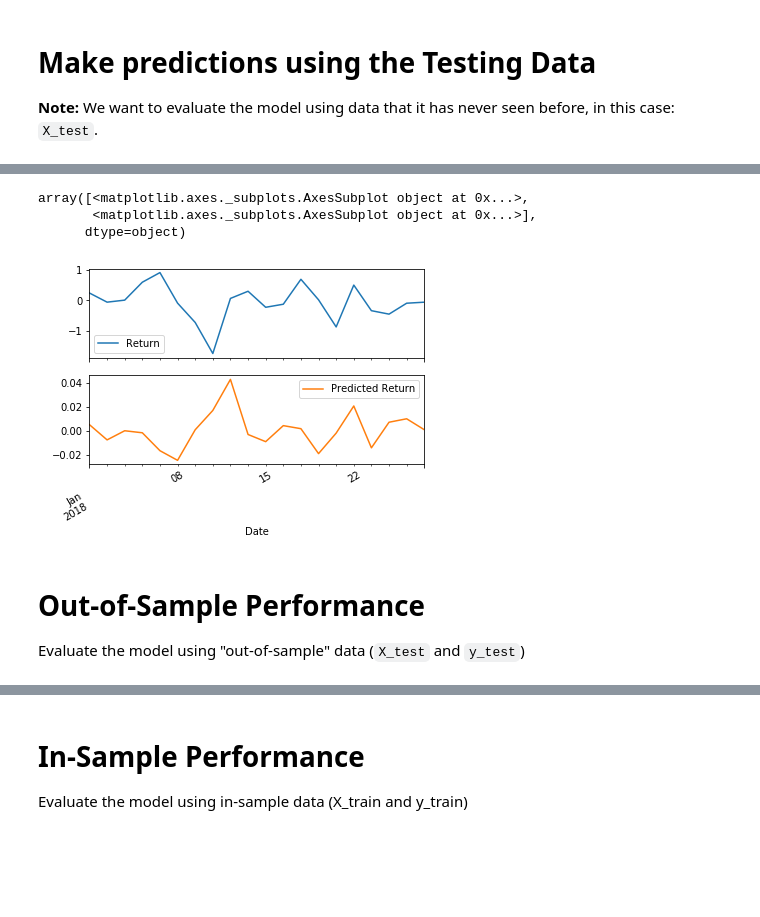
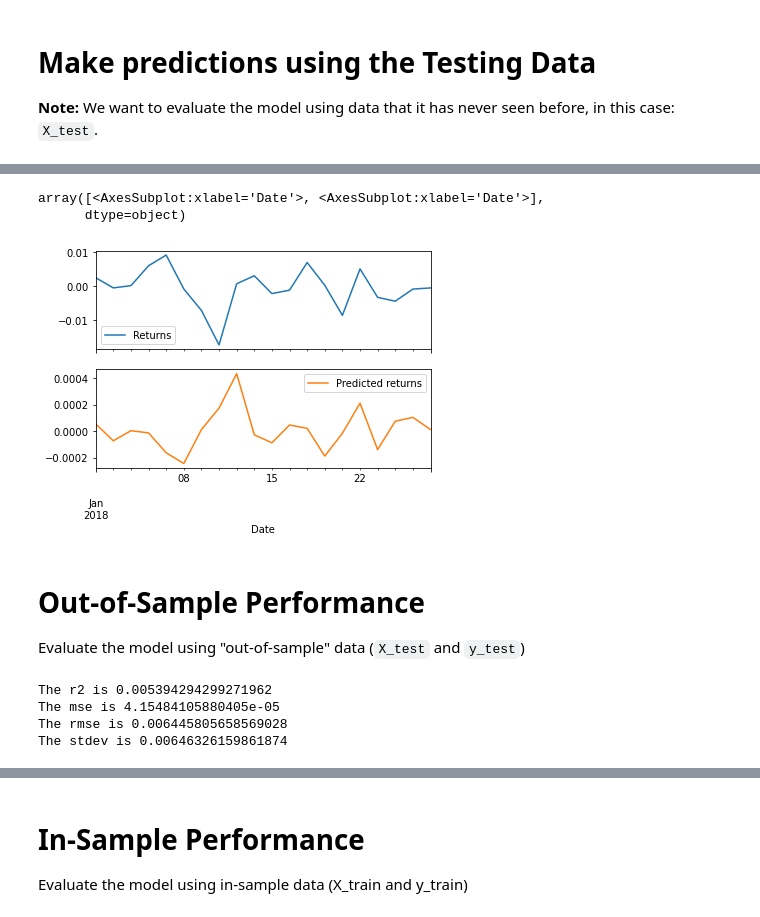
Before and after one commit to francofin/time_series_basic, a Jupyter notebook: regression_analysis.ipynb, the cells around one changed output, grey strips where cells are left out. Drawn from its saved outputs; the diff is of its cells as text; code cells hidden in the pictures; blank space fills up the shorter version.

```diff
--- a/regression_analysis.ipynb
+++ b/regression_analysis.ipynb
@@ -101,0 +124,4 @@ LinearRegression()
+# %%
+model = LinearRegression(fit_intercept=True)
+# %%
+model.fit(X_train, y_train)
@@ -105,7 +133,9 @@ LinearRegression()
 **Note:** We want to evaluate the model using data that it has never seen before, in this case: `X_test`.
 # %%
 # Make a prediction of "y" values using just the test dataset
-# YOUR CODE HERE!
+y_pred = model.predict(X_test)
 # %%
 # Assemble actual y data (Y_test) with predicted y data (from just above) into two columns in a dataframe:
-# YOUR CODE HERE!
+results = y_test.to_frame()
+results['Predicted returns'] = y_pred
+results.head()
@@ -112,11 +150,10 @@ LinearRegression()
 # %%
 # Plot the first 20 predictions vs the true values
-# YOUR CODE HERE!
+results[:20].plot(subplots=True)
 # %% [output]
-array([<matplotlib.axes._subplots.AxesSubplot object at 0x...>,
-       <matplotlib.axes._subplots.AxesSubplot object at 0x...>],
+array([<AxesSubplot:xlabel='Date'>, <AxesSubplot:xlabel='Date'>],
       dtype=object)
-[figure, old version]
+[figure, new version]
 # %% [markdown]
 # Out-of-Sample Performance
 
@@ -124 +166,11 @@ Evaluate the model using "out-of-sample" data (`X_test` and `y_test`)
+# %%
+print(f"The r2 is {r2}")
+print(f"The mse is {mse}")
+print(f"The rmse is {root_mean}")
+print(f"The stdev is {std}")
+# %% [output]
+The r2 is 0.005394294299271962
+The mse is 4.15484105880405e-05
+The rmse is 0.006445805658569028
+The stdev is 0.00646326159861874
 # %%
```
Also changed, not shown: parts of 14 cells of this notebook.
